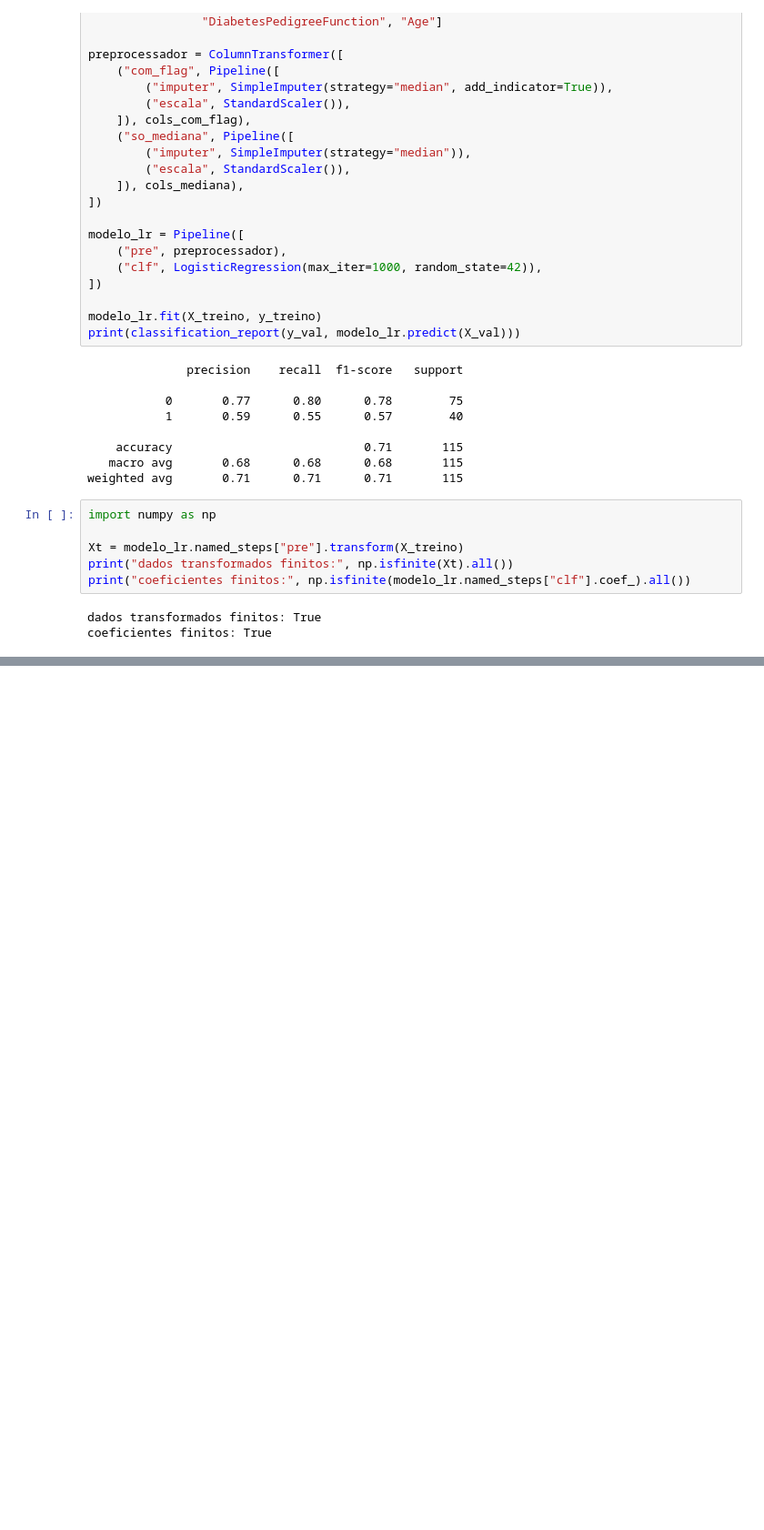
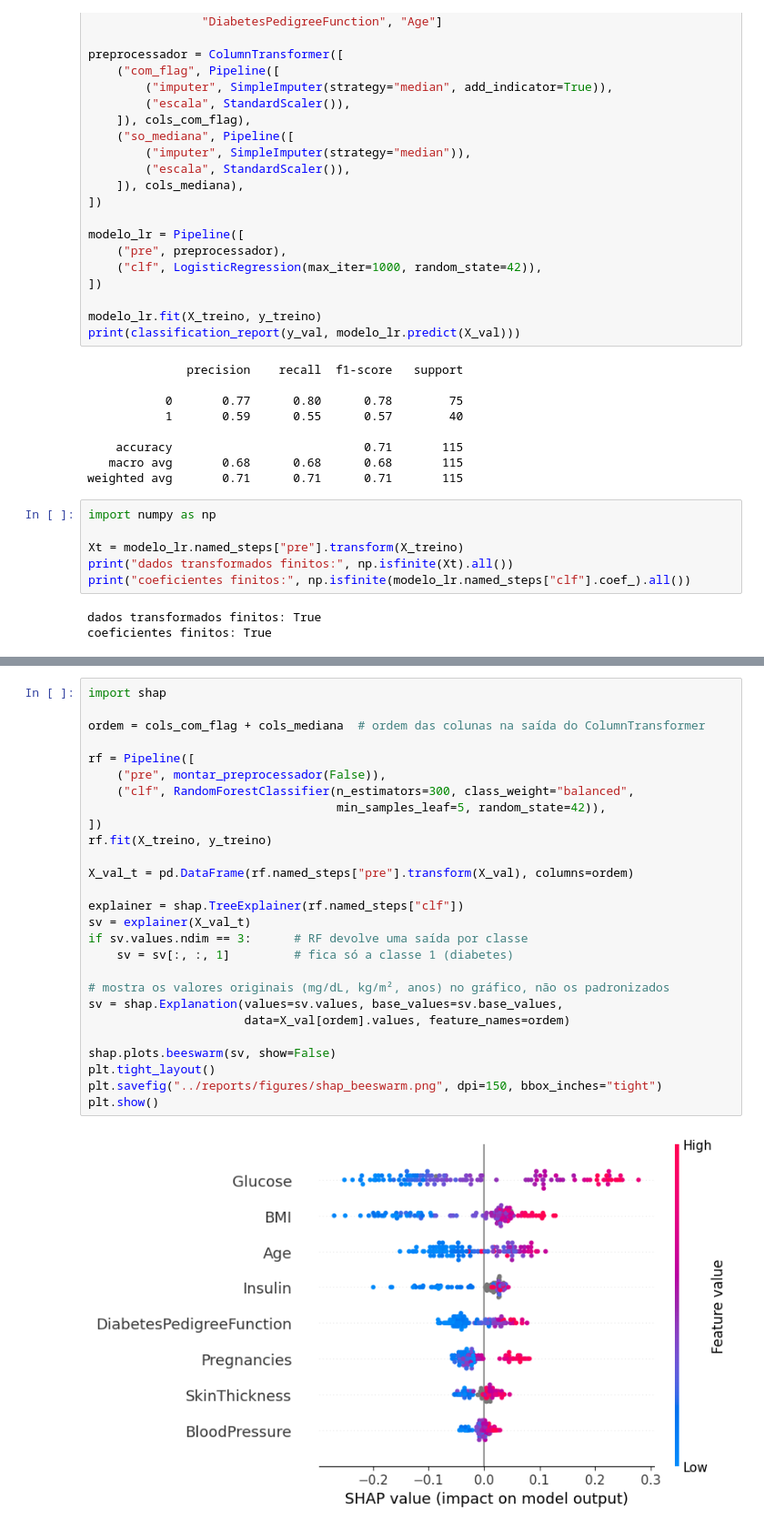
Before and after one commit to phcassemiro/tech-challenge-fase1, a Jupyter notebook: notebooks/01-eda.ipynb, the cells around one changed output, grey strips where cells are left out. Shown at 91% size. Drawn from its saved outputs; the diff is of its cells as text; blank space fills up the shorter version.

```diff
--- a/notebooks/01-eda.ipynb
+++ b/notebooks/01-eda.ipynb
@@ -193,0 +361,29 @@ coeficientes finitos: True
+# %%
+import shap
+
+ordem = cols_com_flag + cols_mediana  # ordem das colunas na saída do ColumnTransformer
+
+rf = Pipeline([
+    ("pre", montar_preprocessador(False)),
+    ("clf", RandomForestClassifier(n_estimators=300, class_weight="balanced",
+                                   min_samples_leaf=5, random_state=42)),
+])
+rf.fit(X_treino, y_treino)
+
+X_val_t = pd.DataFrame(rf.named_steps["pre"].transform(X_val), columns=ordem)
+
+explainer = shap.TreeExplainer(rf.named_steps["clf"])
+sv = explainer(X_val_t)
+if sv.values.ndim == 3:      # RF devolve uma saída por classe
+    sv = sv[:, :, 1]         # fica só a classe 1 (diabetes)
+
+# mostra os valores originais (mg/dL, kg/m², anos) no gráfico, não os padronizados
+sv = shap.Explanation(values=sv.values, base_values=sv.base_values,
+                      data=X_val[ordem].values, feature_names=ordem)
+
+shap.plots.beeswarm(sv, show=False)
+plt.tight_layout()
+plt.savefig("../reports/figures/shap_beeswarm.png", dpi=150, bbox_inches="tight")
+plt.show()
+# %% [output]
+[figure, added]
```
Also changed, not shown: parts of 6 cells of this notebook, 4 other files.
